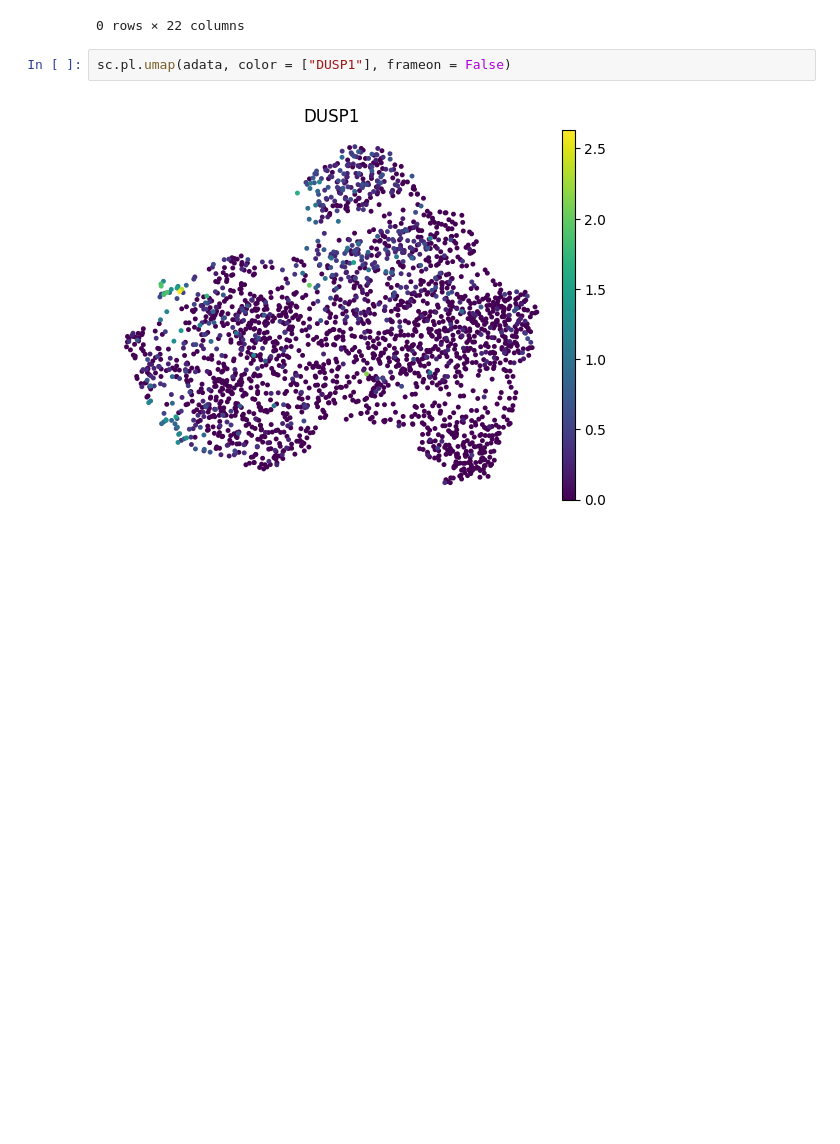
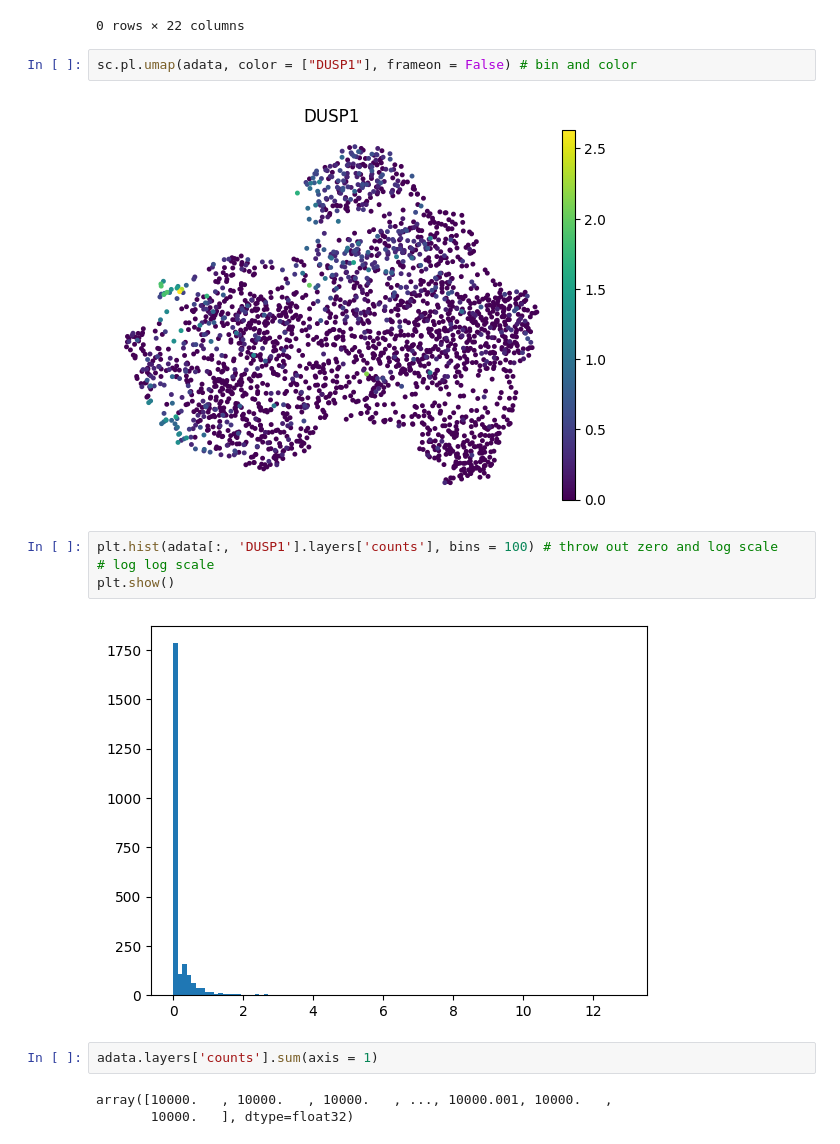
Before and after one commit to Formanj-0/UpDown_Project, a Jupyter notebook: WorkSpace/DEX_DATA4SSIT.ipynb, the cells around one changed output. Drawn from its saved outputs; the diff is of its cells as text; blank space fills up the shorter version.

```diff
--- a/WorkSpace/DEX_DATA4SSIT.ipynb
+++ b/WorkSpace/DEX_DATA4SSIT.ipynb
@@ -181,6 +186,17 @@ markers_scvi
 |  | proba_de | proba_not_de | bayes_factor | scale1 | scale2 | pseudocounts | delta | lfc_mean | lfc_median | ... |
 0 rows × 22 columns
 # %%
-sc.pl.umap(adata, color = ["DUSP1"], frameon = False)
+sc.pl.umap(adata, color = ["DUSP1"], frameon = False) # bin and color
 # %% [output]
 [figure]
+# %%
+plt.hist(adata[:, 'DUSP1'].layers['counts'], bins = 100) # throw out zero and log scale
+# log log scale
+plt.show()
+# %% [output]
+[figure, added]
+# %%
+adata.layers['counts'].sum(axis = 1)
+# %% [output]
+array([10000.   , 10000.   , 10000.   , ..., 10000.001, 10000.   ,
+       10000.   ], dtype=float32)
```
Also changed, not shown: parts of 13 cells of this notebook, 2 other files.
